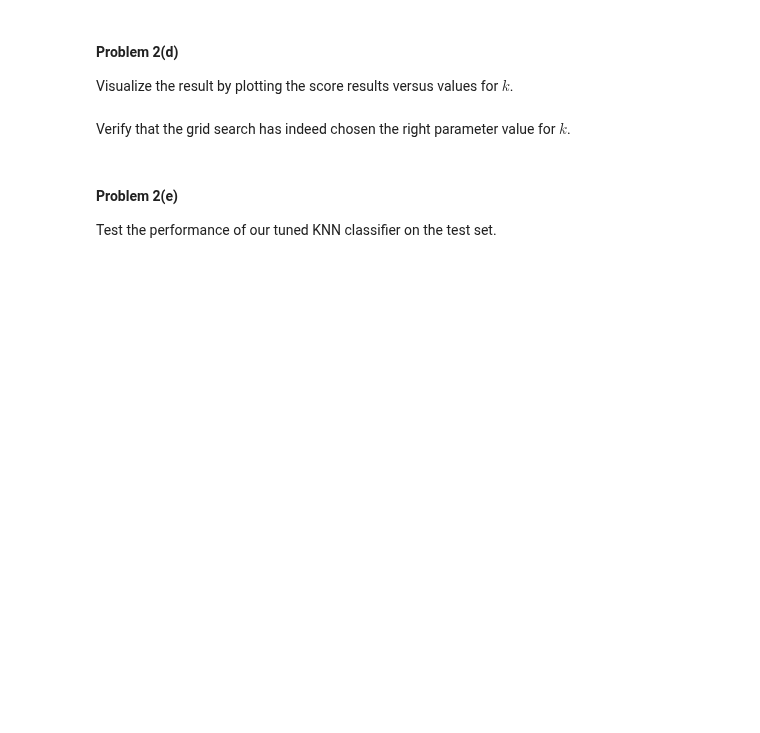
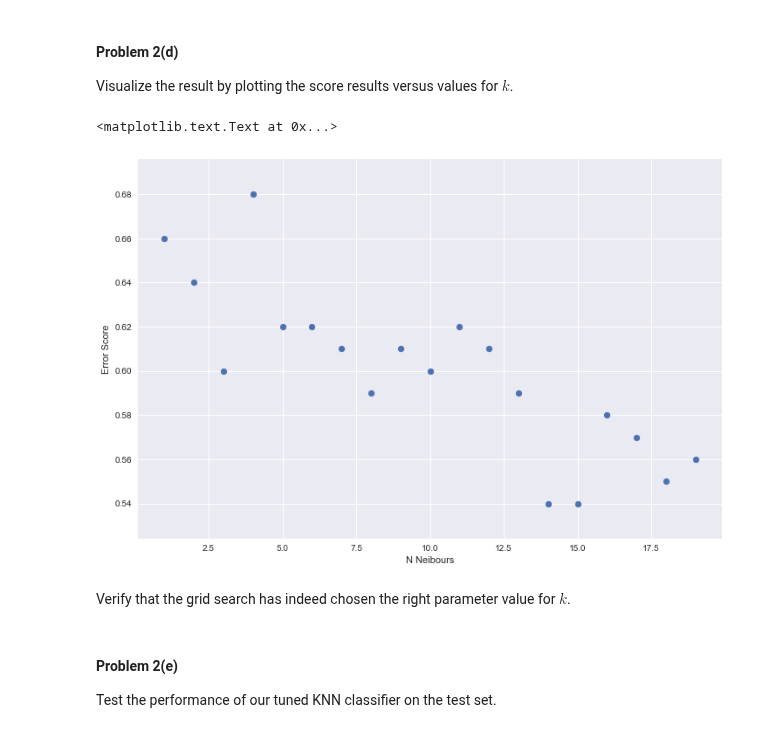
Before and after one commit to Theerit/2014, a Jupyter notebook: homework/HW3.ipynb, the cells around one changed output. Cells and saved outputs as stored; diff of their text form; code cells hidden in the pictures; blank space fills up the shorter version.

Commit message:
PLotting another graph

```diff
--- a/homework/HW3.ipynb
+++ b/homework/HW3.ipynb
@@ -470,0 +469,7 @@ In the lecture we discussed how to use cross validation to estimate the optimal
+# %%
+### Your code here ###
+knn = sklearn.neighbors.KNeighborsClassifier()
+params = {'n_neighbors':np.arange(1,20)}
+knn = sklearn.model_selection.GridSearchCV(knn,params,cv=10)
+knn.fit(X_train_norm,Y_train)
+knn.cv_results_
@@ -472,3 +495,12 @@ In the lecture we discussed how to use cross validation to estimate the optimal
 #### Problem 2(d)
 
 Visualize the result by plotting the score results versus values for $k$.
+# %%
+### Your code here ###
+fig,ax = plt.subplots(figsize=(12,8))
+ax.scatter(params['n_neighbors'],1-knn.cv_results_['mean_test_score'])
+ax.set_xlabel('N Neibours')
+ax.set_ylabel('Error Score')
+# %% [output]
+<matplotlib.text.Text at 0x...>
+[figure, added]
```
Also changed, not shown: parts of 5 cells of this notebook.
